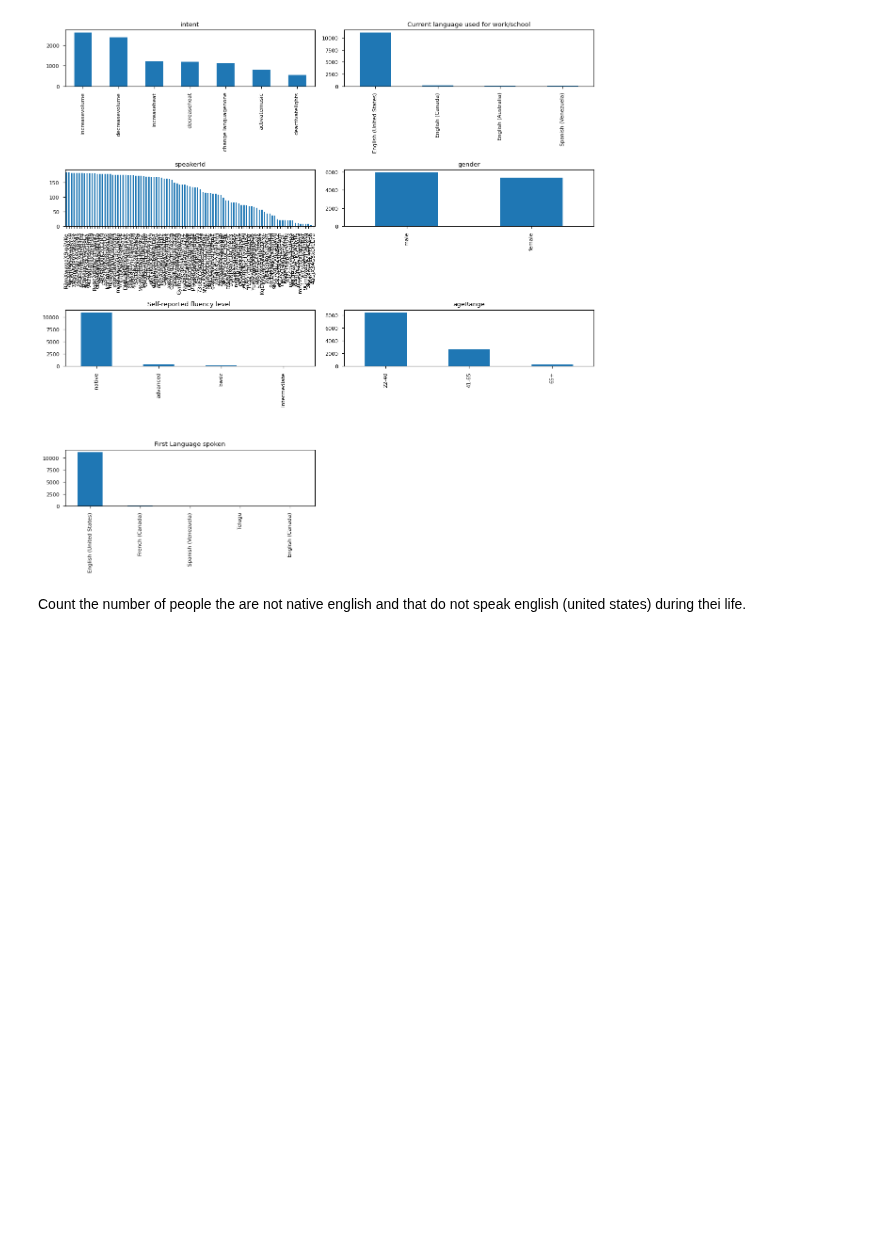
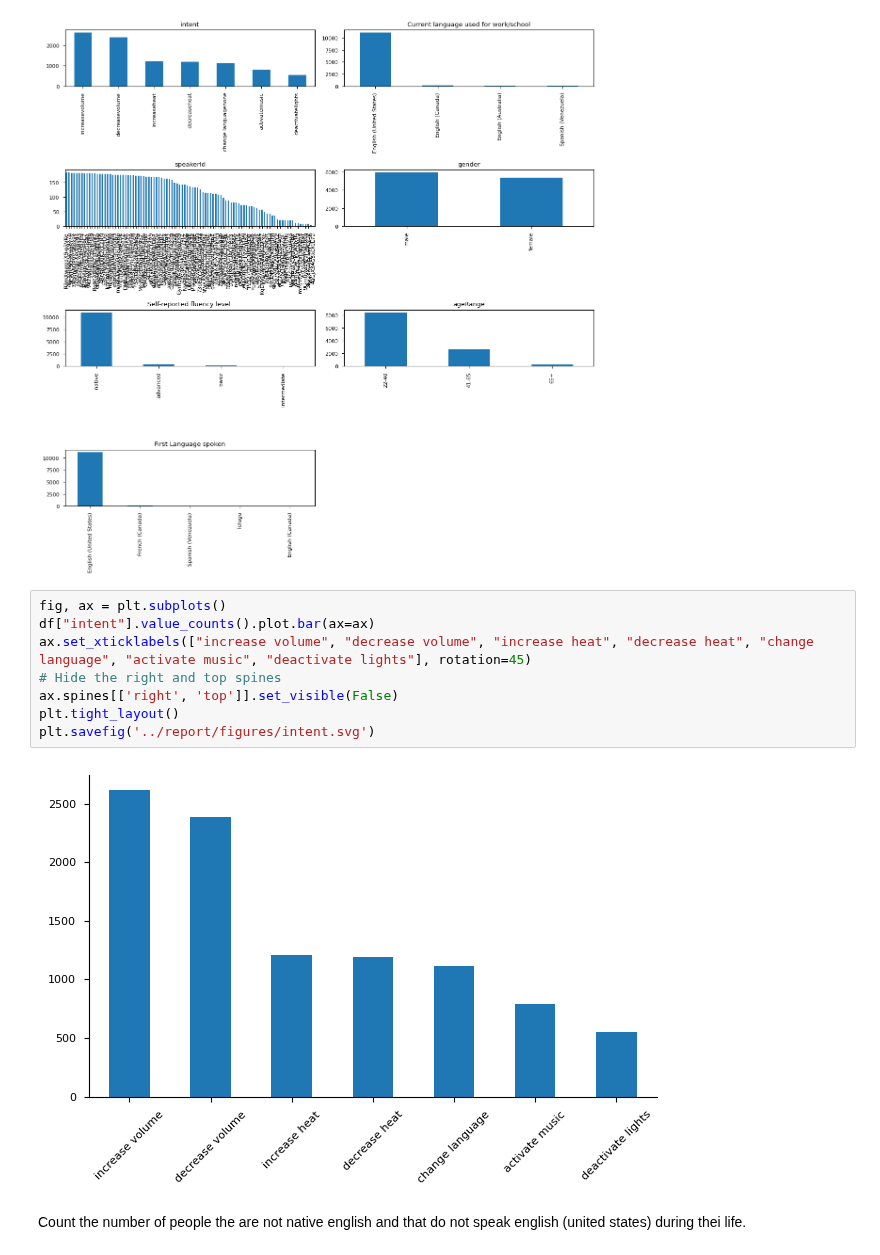
Before and after one commit to Ruglio/DSL-project, a Jupyter notebook: python/code.ipynb, the cells around one changed output. Saved outputs shown, nothing was run; the diff lists cells and outputs as text; blank space fills up the shorter version.

```diff
--- a/python/code.ipynb
+++ b/python/code.ipynb
@@ -99,6 +99,16 @@ plt.tight_layout()
 plt.show()
 # %% [output]
 [figure]
+# %%
+fig, ax = plt.subplots()
+df["intent"].value_counts().plot.bar(ax=ax)
+ax.set_xticklabels(["increase volume", "decrease volume", "increase heat", "decrease heat", "change language", "activate music", "deactivate lights"], rotation=45)
+# Hide the right and top spines
+ax.spines[['right', 'top']].set_visible(False)
+plt.tight_layout()
+plt.savefig('../report/figures/intent.svg')
+# %% [output]
+[figure, added]
 # %% [markdown]
 Count the number of people the are not native english and that do not speak english (united states) during thei life.
 # %%
```
Also changed, not shown: parts of 4 cells of this notebook, 4 other files.
